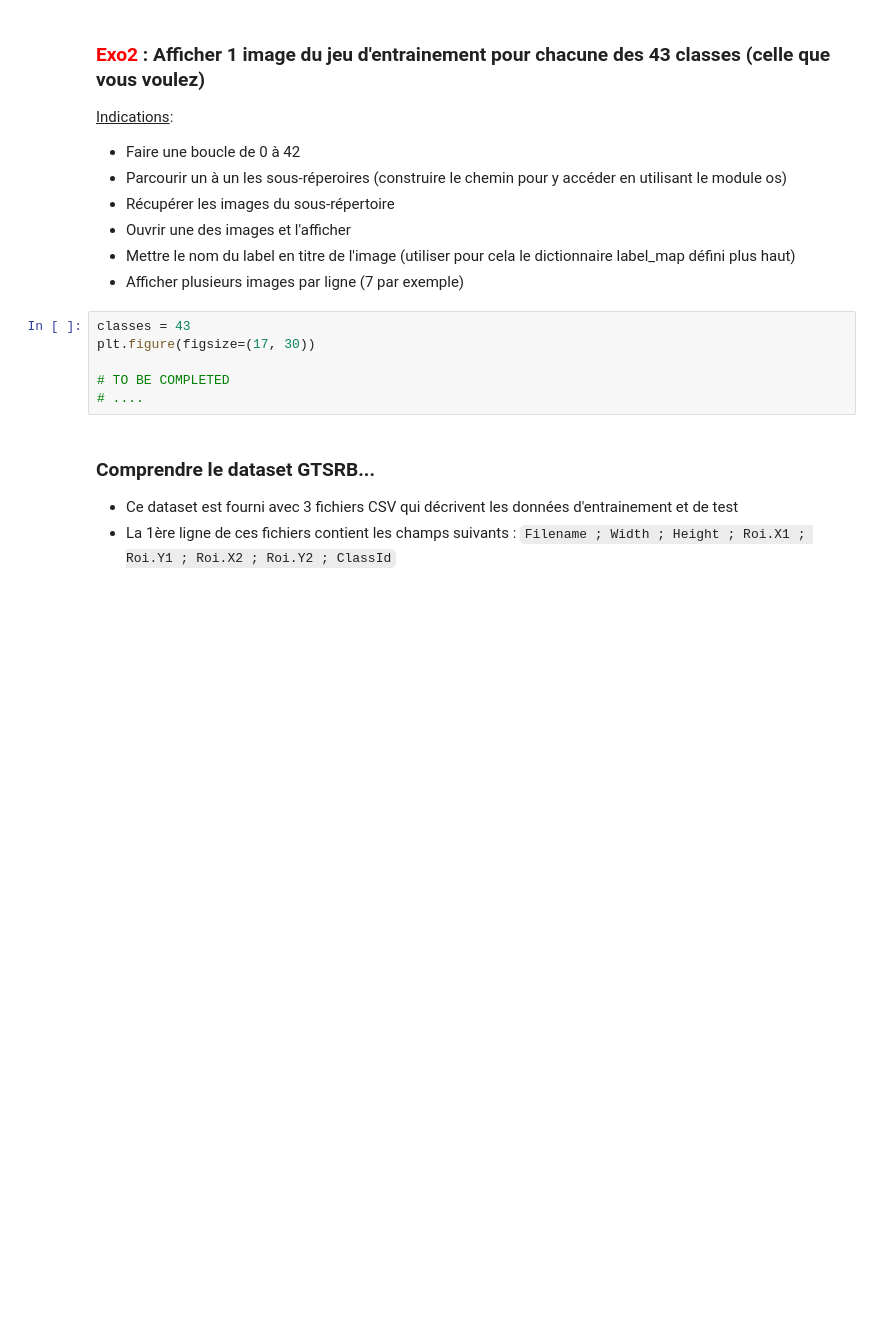
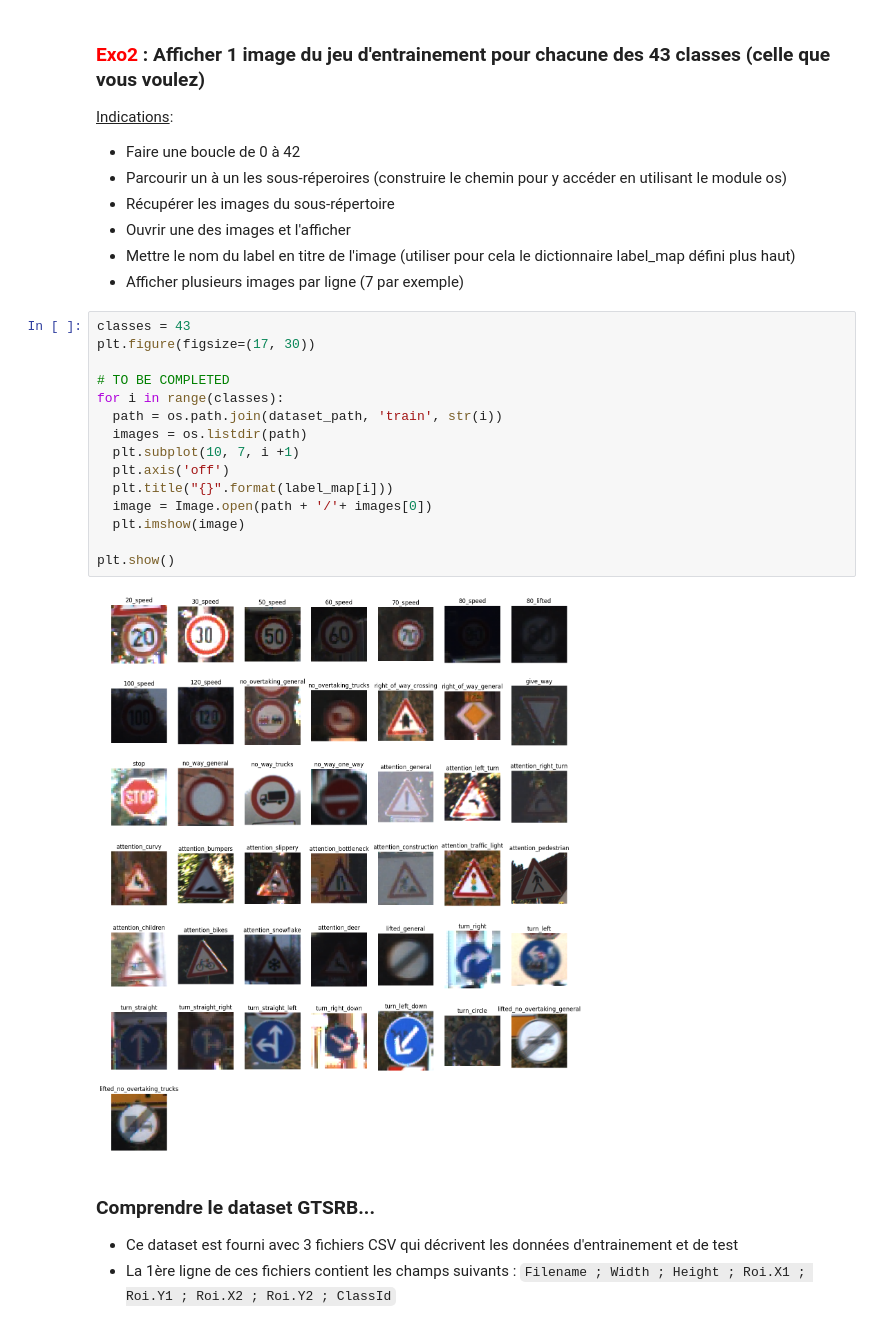
Before and after one commit to Thomasjrd26/IA3, a Jupyter notebook: TP/GTSRB_German_Traffic_Sign_Recognition_ETUD.ipynb, the cells around one changed output. Cells and saved outputs as stored; diff of their text form; blank space fills up the shorter version.

```diff
--- a/TP/GTSRB_German_Traffic_Sign_Recognition_ETUD.ipynb
+++ b/TP/GTSRB_German_Traffic_Sign_Recognition_ETUD.ipynb
@@ -200,12 +205,23 @@ label_map = {
 + Ouvrir une des images et l'afficher
 + Mettre le nom du label en titre de l'image (utiliser pour cela le dictionnaire label_map défini plus haut)
 + Afficher plusieurs images par ligne (7 par exemple)
-# %%
-classes = 43
-plt.figure(figsize=(17, 30))
-
-# TO BE COMPLETED
-# ....
+# %%
+classes = 43
+plt.figure(figsize=(17, 30))
+
+# TO BE COMPLETED
+for i in range(classes):
+  path = os.path.join(dataset_path, 'train', str(i))
+  images = os.listdir(path)
+  plt.subplot(10, 7, i +1)
+  plt.axis('off')
+  plt.title("{}".format(label_map[i]))
+  image = Image.open(path + '/'+ images[0])
+  plt.imshow(image)
+
+plt.show()
+# %% [output]
+[figure, added]
 # %% [markdown]
 ### Comprendre le dataset GTSRB...
 + Ce dataset est fourni avec 3 fichiers CSV qui décrivent les données d'entrainement et de test
```
Also changed, not shown: parts of 35 cells of this notebook.
